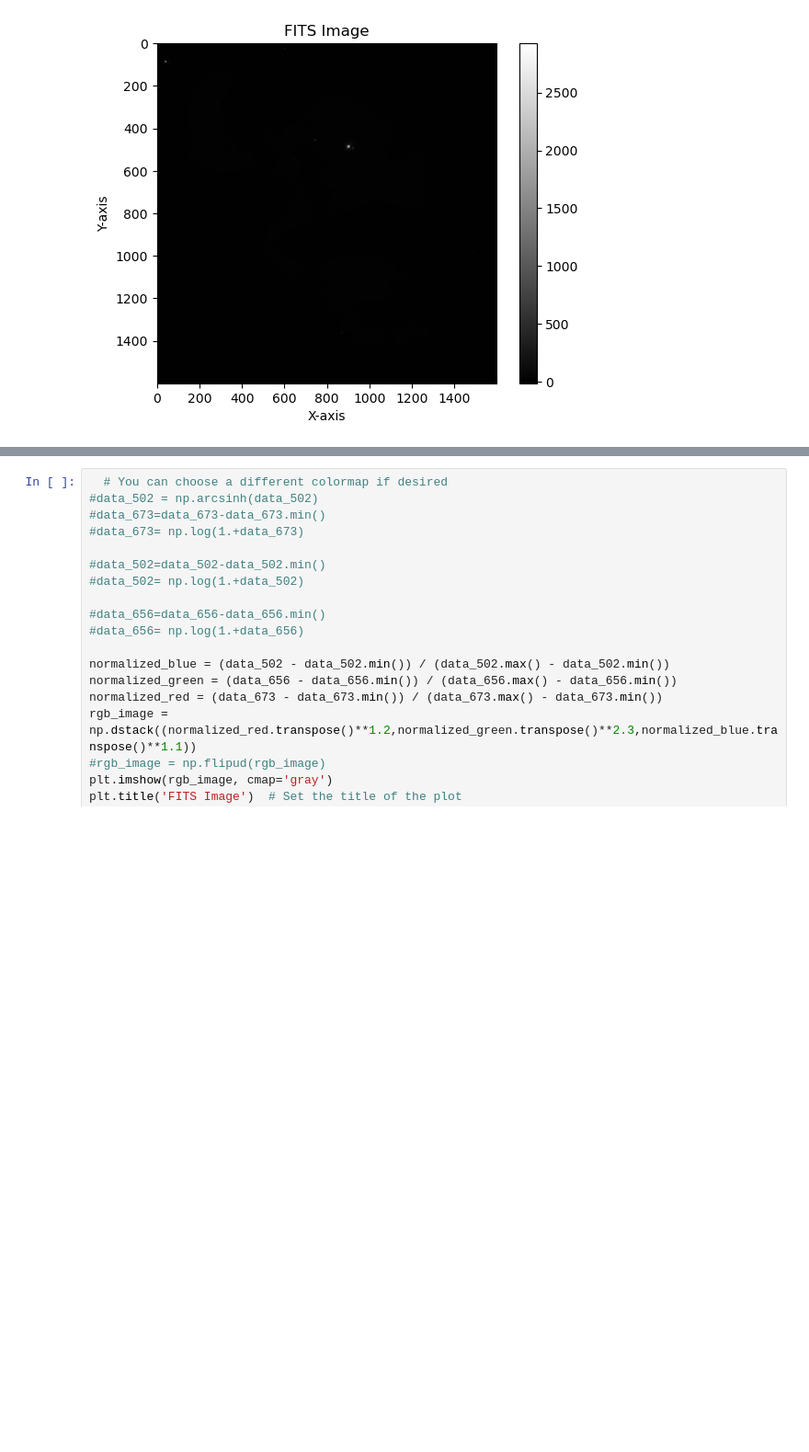
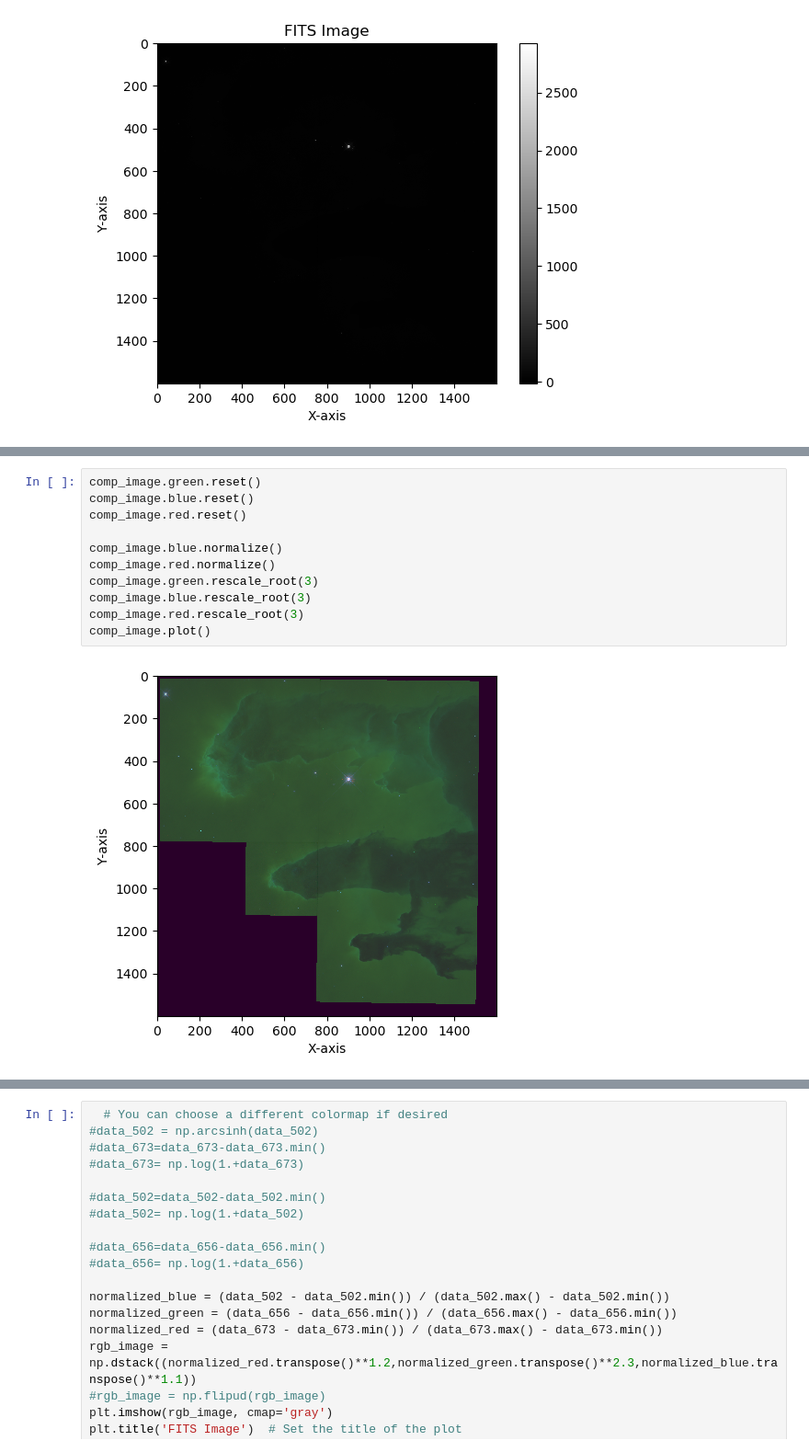
Before and after one commit to SimonPBe/CelestialCanvas, a Jupyter notebook: example/Untitled.ipynb, the cells around one changed output, grey strips where cells are left out. Shown at 92% size. Drawn from its saved outputs; the diff is of its cells as text; blank space fills up the shorter version.

```diff
--- a/example/Untitled.ipynb
+++ b/example/Untitled.ipynb
@@ -72,0 +62,13 @@ plt.show()
+# %%
+comp_image.green.reset()
+comp_image.blue.reset()
+comp_image.red.reset()
+
+comp_image.blue.normalize()
+comp_image.red.normalize()
+comp_image.green.rescale_root(3)
+comp_image.blue.rescale_root(3)
+comp_image.red.rescale_root(3)
+comp_image.plot()
+# %% [output]
+[figure, added]
```
Also changed, not shown: parts of 6 cells of this notebook.
